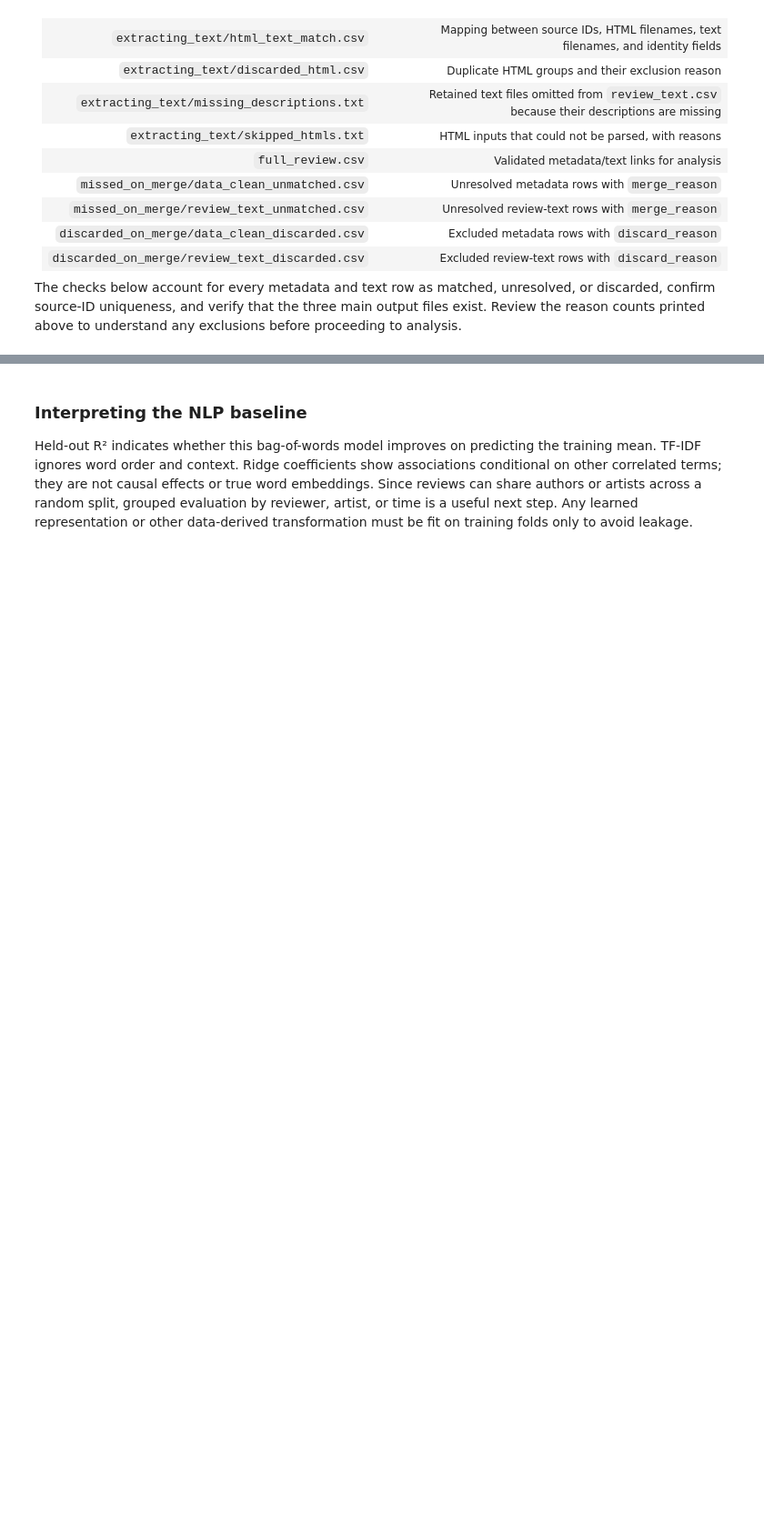
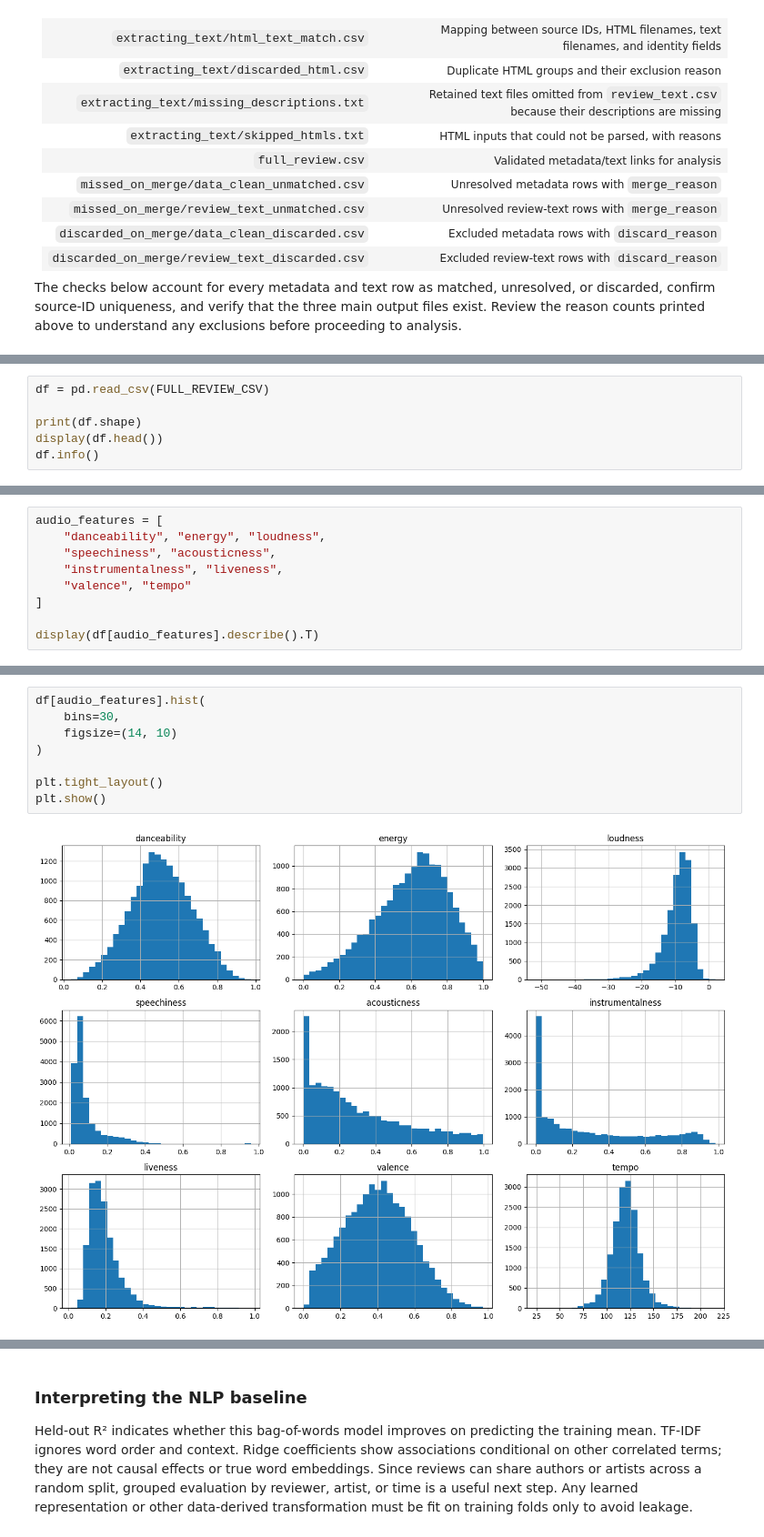
Before and after one commit to Oneplus-2997/objectively-reviewed-cos424, a Jupyter notebook: main_notebook.ipynb, the cells around one changed output, grey strips where cells are left out. Shown at 91% size. Drawn from its saved outputs; the diff is of its cells as text; blank space fills up the shorter version.

```diff
--- a/main_notebook.ipynb
+++ b/main_notebook.ipynb
@@ -1505,0 +1519,6 @@ Workflow complete. Final dataset: /Users/jaypark/Classwork/COS424/objectively-re
+# %%
+df = pd.read_csv(FULL_REVIEW_CSV)
+
+print(df.shape)
+display(df.head())
+df.info()
@@ -1505,0 +1608,9 @@ Workflow complete. Final dataset: /Users/jaypark/Classwork/COS424/objectively-re
+# %%
+audio_features = [
+    "danceability", "energy", "loudness",
+    "speechiness", "acousticness",
+    "instrumentalness", "liveness",
+    "valence", "tempo"
+]
+
+display(df[audio_features].describe().T)
@@ -1505,0 +1636,10 @@ Workflow complete. Final dataset: /Users/jaypark/Classwork/COS424/objectively-re
+# %%
+df[audio_features].hist(
+    bins=30,
+    figsize=(14, 10)
+)
+
+plt.tight_layout()
+plt.show()
+# %% [output]
+[figure, added]
```
Also changed, not shown: parts of 48 cells of this notebook.
